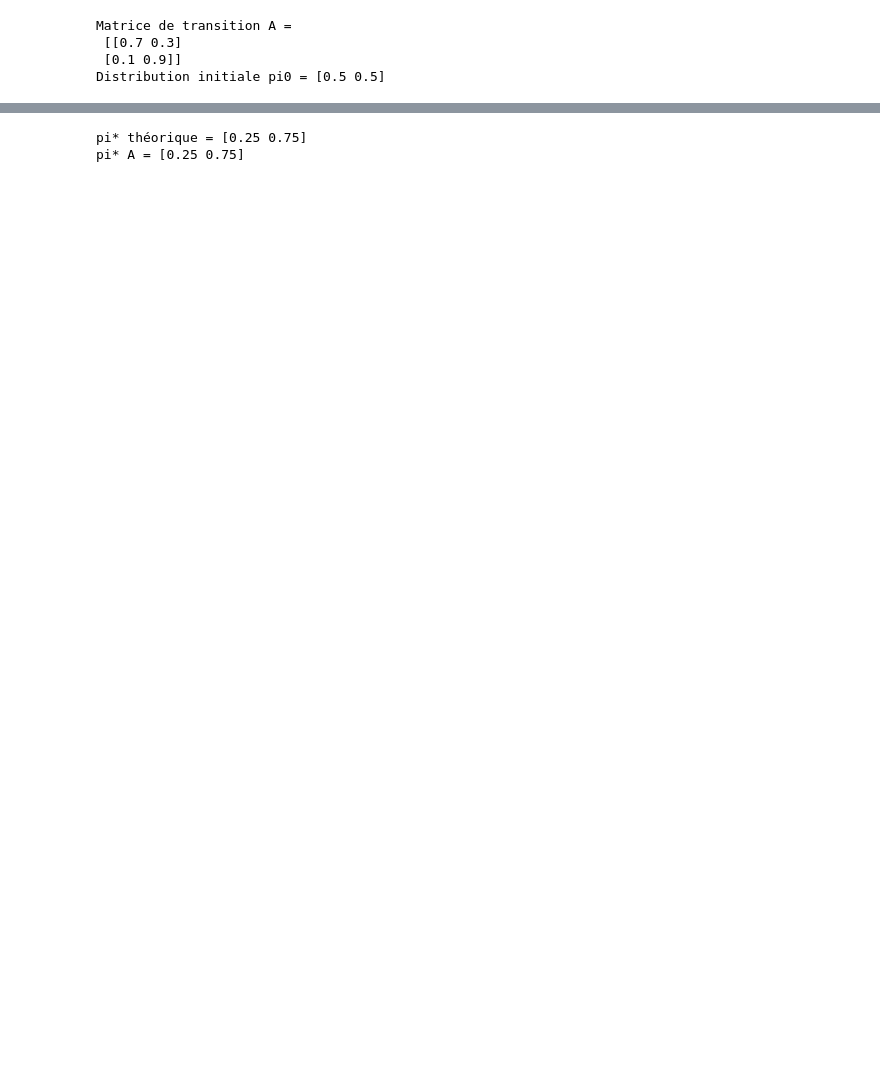
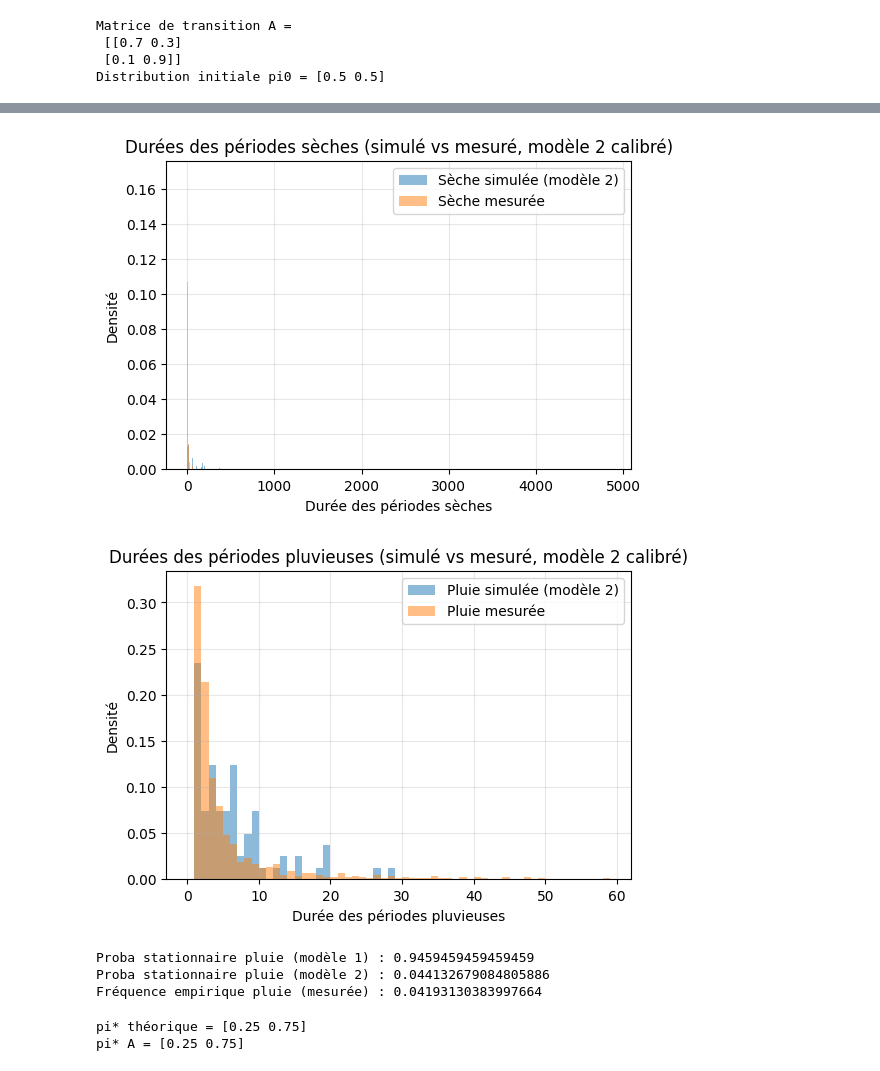
Before and after one commit to Pchambet/tp-hmm-markov, a Jupyter notebook: notebooks/part1_markov_pluie.ipynb, the cells around one changed output, grey strips where cells are left out. Drawn from its saved outputs; the diff is of its cells as text; code cells hidden in the pictures; blank space fills up the shorter version.

```diff
--- a/notebooks/part1_markov_pluie.ipynb
+++ b/notebooks/part1_markov_pluie.ipynb
@@ -31,3 +234,62 @@ Distribution initiale pi0 = [0.5 0.5]
+# %%
+# Centres des classes
+centersSec2      = centers_from_bins(binsSec2)
+centersPluie2    = centers_from_bins(binsPluie2)
+
+# Durées sèches
+plot_durees(
+    centersSec2, pdfSec2,
+    centersSecMes, pdfSecMes,
+    xlabel="Durée des périodes sèches",
+    title="Durées des périodes sèches (simulé vs mesuré, modèle 2 calibré)",
+    label_sim="Sèche simulée (modèle 2)",
+    label_mes="Sèche mesurée"
+)
+
+# Durées pluvieuses
+plot_durees(
+    centersPluie2, pdfPluie2,
+    centersPluieMes, pdfPluieMes,
+    xlabel="Durée des périodes pluvieuses",
+    title="Durées des périodes pluvieuses (simulé vs mesuré, modèle 2 calibré)",
+    label_sim="Pluie simulée (modèle 2)",
+    label_mes="Pluie mesurée"
+)
+# %% [output]
+[figure, added]
+[figure, added]
+# %%
+def stationary_from_pq(p, q):
+    """
+    Pour une chaîne 2 états avec
+      p = P(sec -> pluie)
+      q = P(pluie -> sec)
+    la proba stationnaire de pluie vaut  pi_pluie = p / (p + q).
+    """
+    pi_pluie = p / (p + q)
+    pi_sec   = 1.0 - pi_pluie
+    return np.array([pi_sec, pi_pluie])
+
+
+# Modèle 1 (à partir de alpha, beta)
+# Ici p1 = P(sec -> pluie) = 1 - alpha
+#      q1 = P(pluie -> sec) = beta
+p1 = 1.0 - alpha
+q1 = beta
+pi_star_1 = stationary_from_pq(p1, q1)
+
+# Modèle 2 (estimé)
+p2 = p_hat
+q2 = q_hat
+pi_star_2 = stationary_from_pq(p2, q2)
+
+print("Proba stationnaire pluie (modèle 1) :", pi_star_1[1])
+print("Proba stationnaire pluie (modèle 2) :", pi_star_2[1])
+print("Fréquence empirique pluie (mesurée) :", np.mean(ObsMesure == 1))
+# %% [output]
+Proba stationnaire pluie (modèle 1) : 0.9459459459459459
+Proba stationnaire pluie (modèle 2) : 0.044132679084805886
+Fréquence empirique pluie (mesurée) : 0.04193130383997664
 # %%
 # solution théorique de l'équation stationnaire
 pi1_star_theo = beta / (1 + beta - alpha)
```
Also changed, not shown: parts of 8 cells of this notebook.
